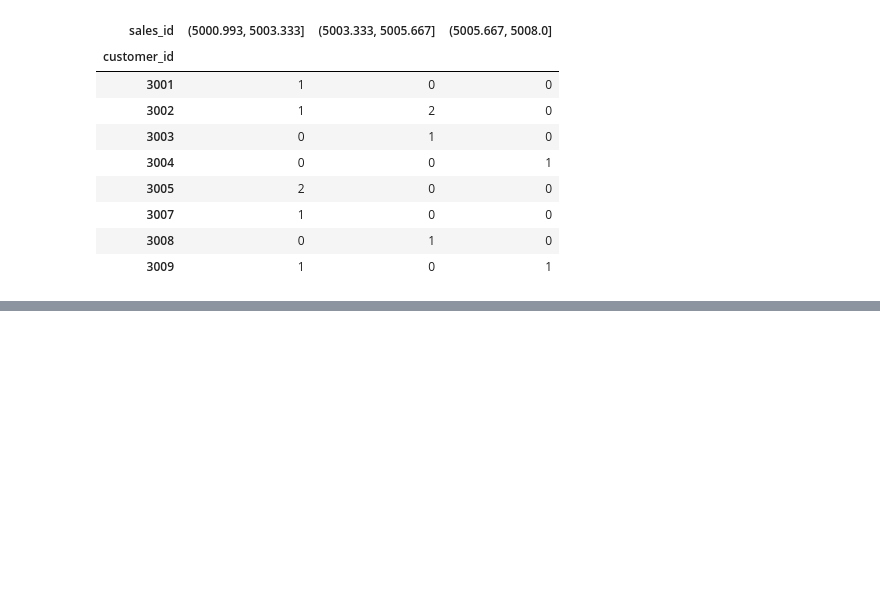
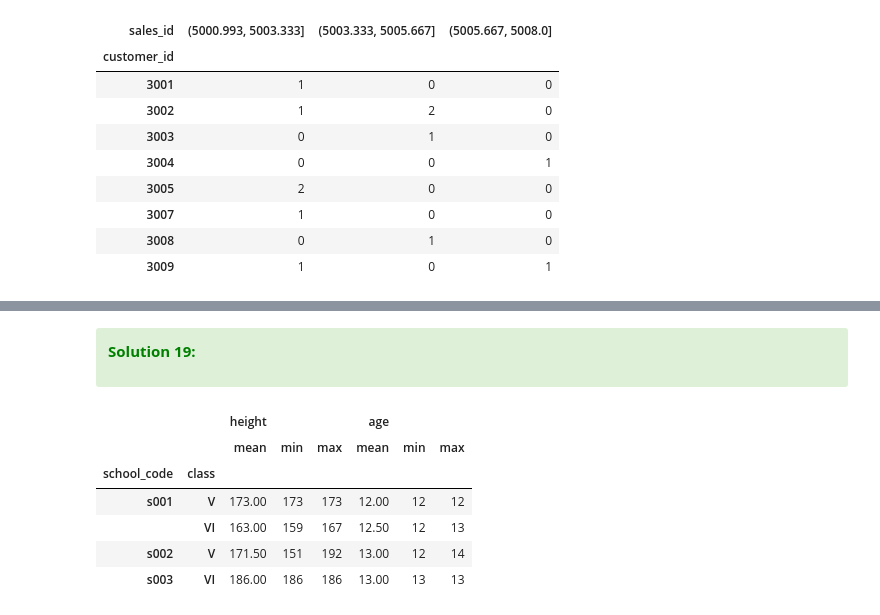
Before and after one commit to aziart/pandas-exercises, a Jupyter notebook: 12 - w3exercises/01 - Grouping and Aggregating 1/01 - Grouping and Aggregationg.ipynb, the cells around one changed output, grey strips where cells are left out. Saved outputs shown, nothing was run; the diff lists cells and outputs as text; code cells hidden in the pictures; blank space fills up the shorter version.

```diff
--- a/12 - w3exercises/01 - Grouping and Aggregating 1/01 - Grouping and Aggregationg.ipynb
+++ b/12 - w3exercises/01 - Grouping and Aggregating 1/01 - Grouping and Aggregationg.ipynb
@@ -792,0 +820,15 @@ result
+# %% [markdown]
+<div class="alert alert-success">
+
+**<font color="green">Solution 19:</font>**
+# %%
+preres = df.groupby(by=['school_code', 'class'])[['height', 'age']].agg(["mean", "min", "max"])
+preres
+# %% [output]
+|  |  | height |  |  | age |  |  |
+|  |  | mean | min | max | mean | min | max |
+| school_code | class |  |  |  |  |  |  |
+| s001 | V | 173.00 | 173 | 173 | 12.00 | 12 | 12 |
+|  | VI | 163.00 | 159 | 167 | 12.50 | 12 | 13 |
+| s002 | V | 171.50 | 151 | 192 | 13.00 | 12 | 14 |
+| s003 | VI | 186.00 | 186 | 186 | 13.00 | 13 | 13 |
```
Also changed, not shown: parts of 9 cells of this notebook.
